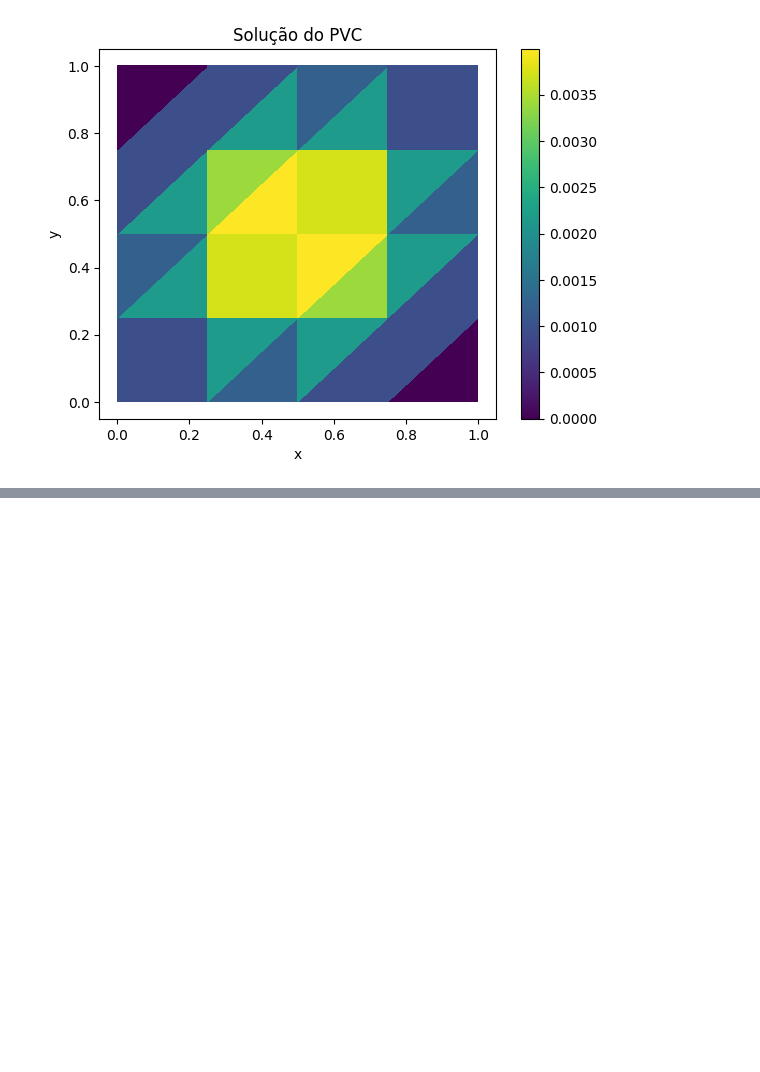
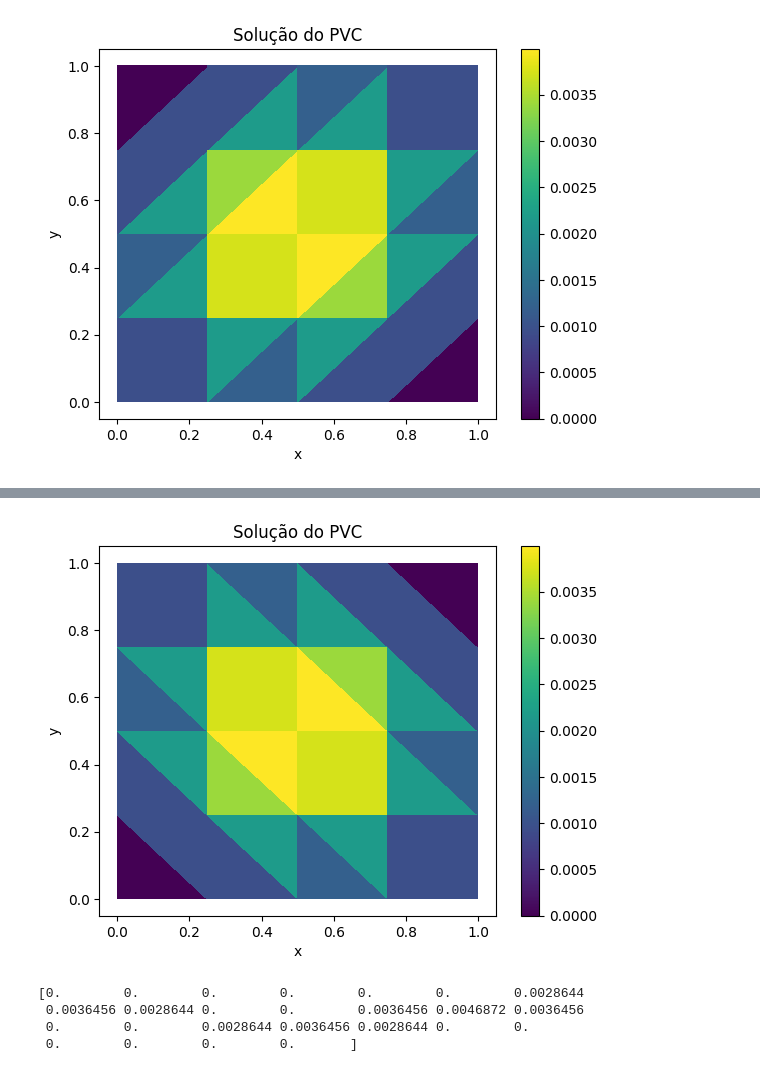
Before and after one commit to carloshenriquefbf/computational-linear-algebra, a Jupyter notebook: PVC.ipynb, the cells around one changed output, grey strips where cells are left out. Cells and saved outputs as stored; diff of their text form; code cells hidden in the pictures; blank space fills up the shorter version.

```diff
--- a/PVC.ipynb
+++ b/PVC.ipynb
@@ -317,0 +375,15 @@ plottar_solucao(points, triangles, U)
+# %%
+K_local, F_local = gerar_matriz_de_rigidez_local(points, triangles, k)
+K, F = gerar_matriz_de_rigidez_global(points, triangles, K_local, F_local, loads)
+U = resolver_problema(K, F, points, boundary_conditions)
+
+plottar_solucao(points, triangles, U)
+# %% [output]
+[figure, added]
+# %%
+print(U)
+# %% [output]
+[0.        0.        0.        0.        0.        0.        0.0028644
+ 0.0036456 0.0028644 0.        0.        0.0036456 0.0046872 0.0036456
+ 0.        0.        0.0028644 0.0036456 0.0028644 0.        0.
+ 0.        0.        0.        0.       ]
```
Also changed, not shown: parts of 7 cells of this notebook, 3 other files.
